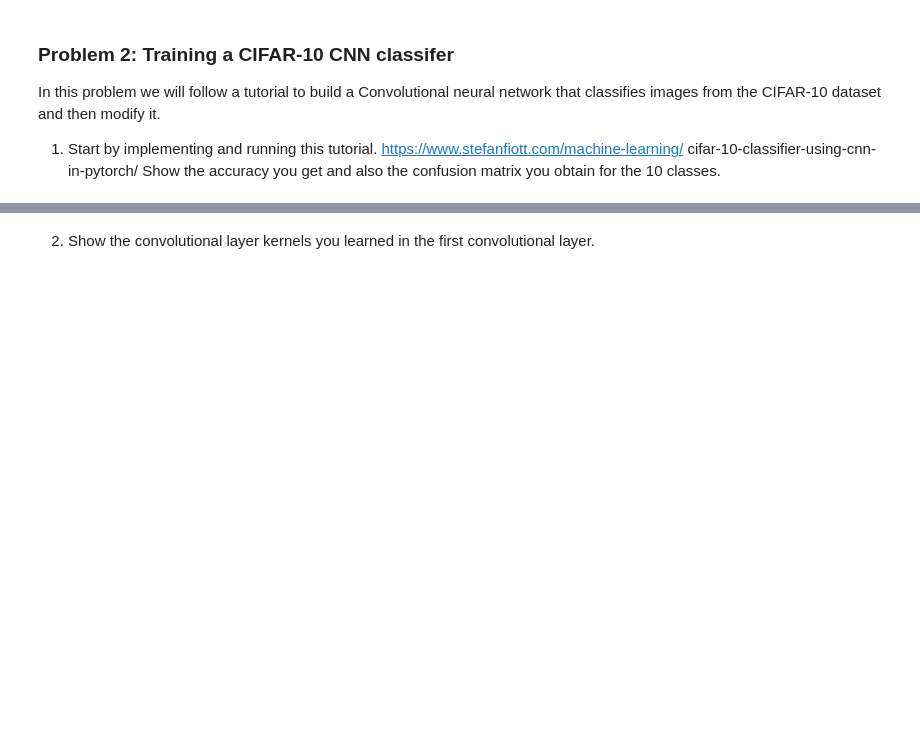
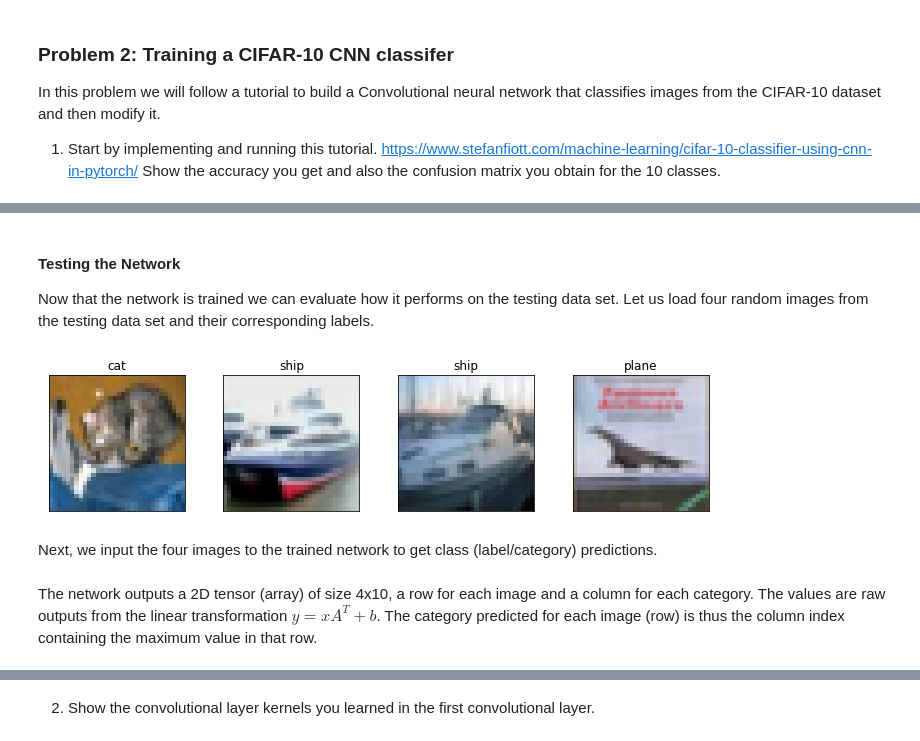
Before and after one commit to JavierPalomares90/scalable_ml_hw2, a Jupyter notebook: javier_palomares_hw2.ipynb, the cells around one changed output, grey strips where cells are left out. Saved outputs shown, nothing was run; the diff lists cells and outputs as text; code cells hidden in the pictures; blank space fills up the shorter version.

```diff
--- a/javier_palomares_hw2.ipynb
+++ b/javier_palomares_hw2.ipynb
@@ -90,0 +383,17 @@ confusion matrix you obtain for the 10 classes.
+# %% [markdown]
+#### Testing the Network
+Now that the network is trained we can evaluate how it performs on the testing data set. Let us load four random images from the testing data set and their corresponding labels.
+# %%
+dataiter = iter(testloader)
+images, labels = dataiter.next()
+
+fig, axes = plt.subplots(1, len(images), figsize=(12,2.5))
+for idx, image in enumerate(images):
+    axes[idx].imshow(convert_to_imshow_format(image))
+    axes[idx].set_title(classes[labels[idx]])
+    axes[idx].set_xticks([])
+    axes[idx].set_yticks([])
+# %% [output]
+[figure, added]
+# %% [markdown]
+Next, we input the four images to the trained network to get class (label/category) predictions.
@@ -90,0 +402,3 @@ confusion matrix you obtain for the 10 classes.
+# %% [markdown]
+The network outputs a 2D tensor (array) of size 4x10, a row for each image and a column for each category. The values are raw outputs from the linear transformation
+$y=xA^T+b$. The category predicted for each image (row) is thus the column index containing the maximum value in that row.
```
Also changed, not shown: parts of 34 cells of this notebook, 2 other files.
